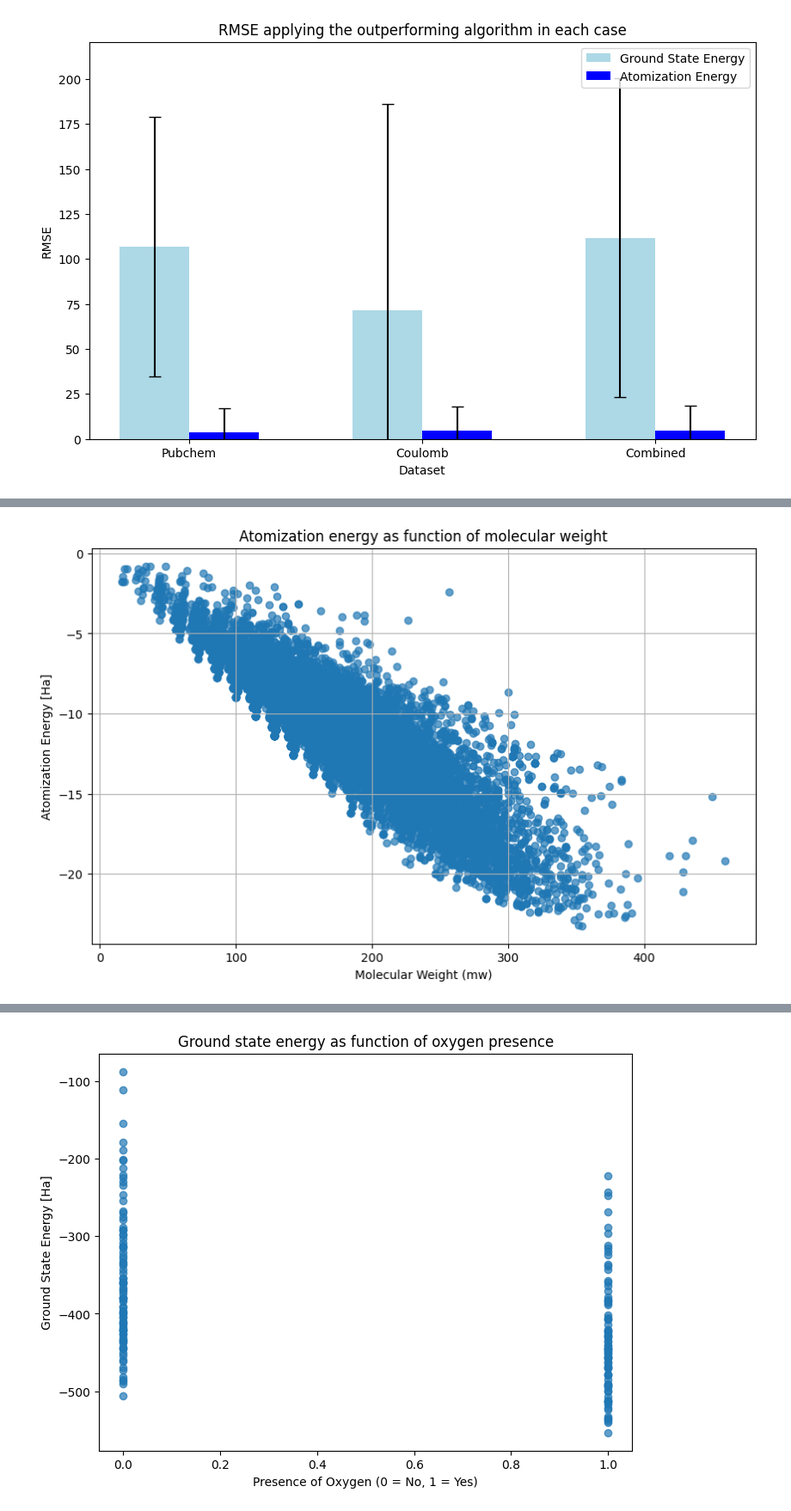
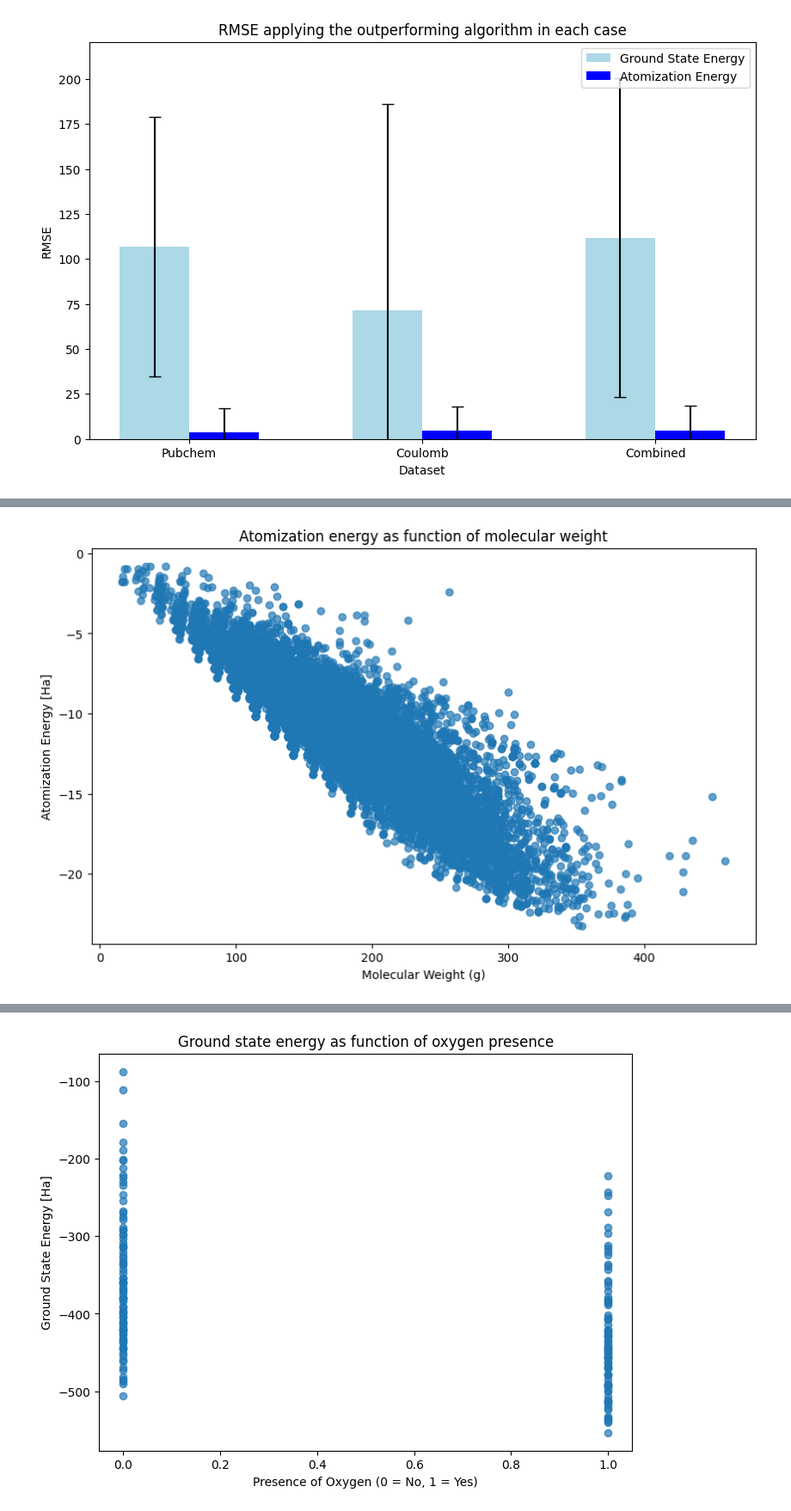
Before and after one commit to laiacoronas/quantum, a Jupyter notebook: plots.ipynb, the cells around one changed output, grey strips where cells are left out. Shown at 86% size. Saved outputs shown, nothing was run; the diff lists cells and outputs as text; code cells hidden in the pictures.

```diff
--- a/plots.ipynb
+++ b/plots.ipynb
@@ -330,23 +337,23 @@ plt.show()
 # %%
 import matplotlib.pyplot as plt
 import pandas as pd
 
 data = pd.read_csv('C:\\Users\\lclai\\Desktop\\LDIG\\DB\\training\\pubchem_atom.csv')
 
 # Extract the relevant columns
 mw = data['mw']
 Eat = data['Eat']
 
 # Plot Eat as a function of mw
 plt.figure(figsize=(10, 6))
 plt.scatter(mw, Eat, alpha=0.7)
 plt.title('Atomization energy as function of molecular weight')
-plt.xlabel('Molecular Weight (mw)')
+plt.xlabel('Molecular Weight (g)')
 plt.ylabel('Atomization Energy [Ha]')
-plt.grid(True)
+#plt.grid(True)
 plt.show()
 # %% [output]
-[figure, old version]
+[figure, new version]
 # %%
 data = pd.read_csv('C:\\Users\\lclai\\Desktop\\LDIG\\DB\\training\\pubchem_gse.csv')
 
```
Also changed, not shown: parts of 5 cells of this notebook, 3 other files.
